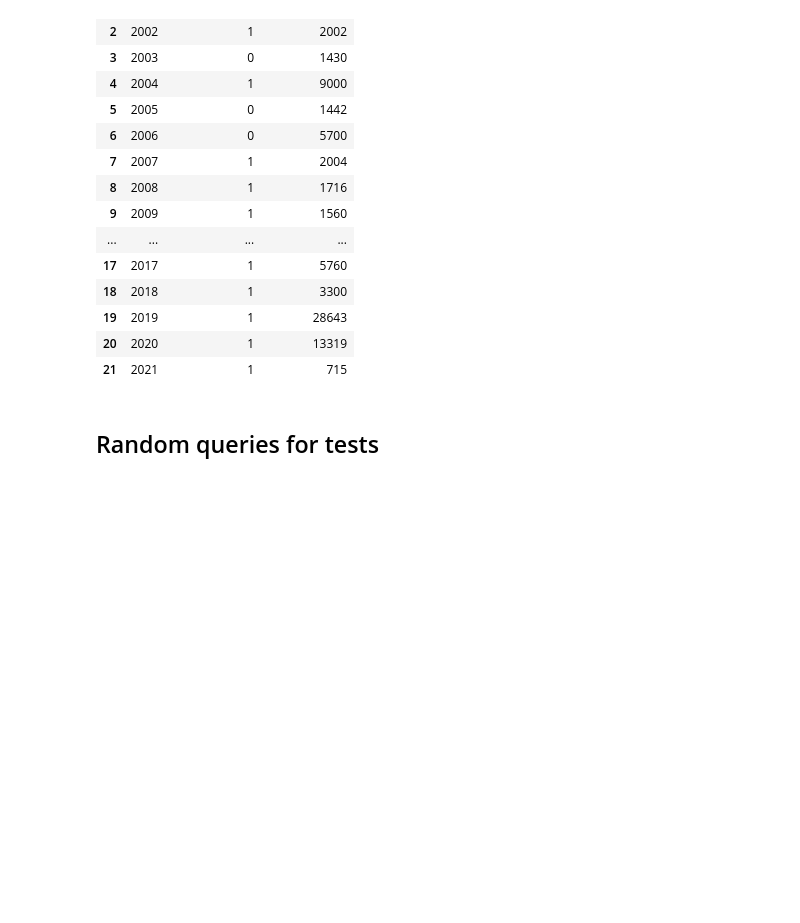
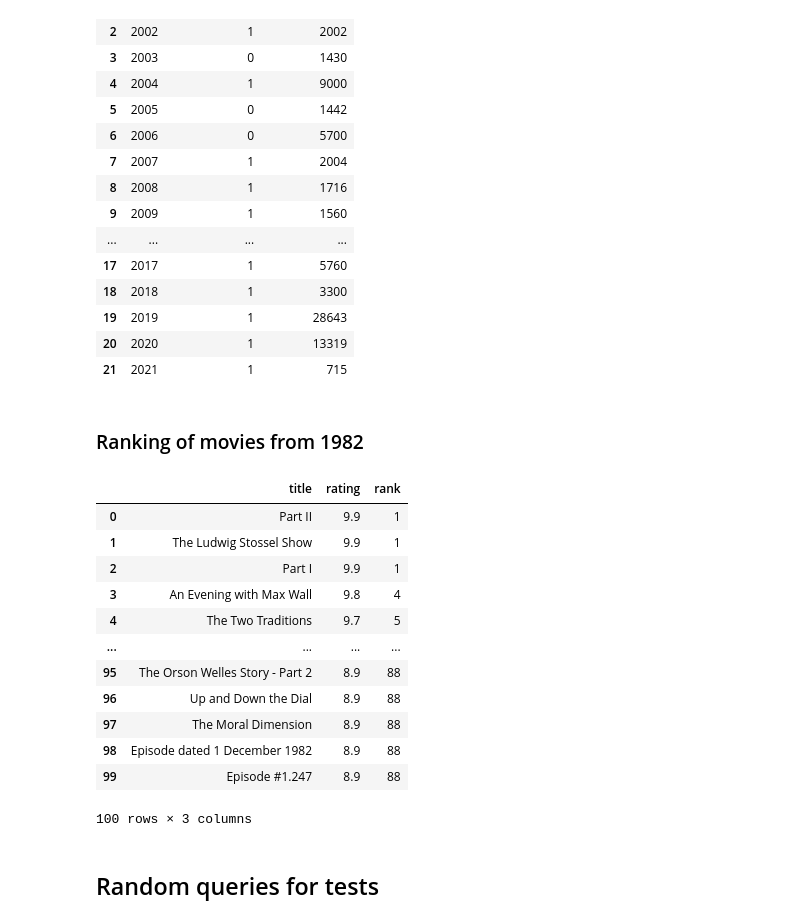
Before and after one commit to srasetti/imdb, a Jupyter notebook: imdb.ipynb, the cells around one changed output. Saved outputs shown, nothing was run; the diff lists cells and outputs as text; code cells hidden in the pictures; blank space fills up the shorter version.

Commit message:
rank query added

```diff
--- a/imdb.ipynb
+++ b/imdb.ipynb
@@ -417,6 +417,58 @@ with MyDB() as my_db:
 | 19 | 2019 | 1 | 28643 |
 | 20 | 2020 | 1 | 13319 |
 | 21 | 2021 | 1 | 715 |
+# %% [markdown]
+### Ranking of movies from 1982
+# %%
+#intermediate query used to test my window
+old = """SELECT
+    originalTitle Title, ROUND(AVG(averageRating),2) Rating
+FROM basics
+JOIN ratings ON basics.tconst = ratings.tconst
+WHERE startYear = 1982
+GROUP BY basics.tconst
+ORDER BY Rating desc
+LIMIT 30"""
+query = """
+WITH ratedeightytwomvies AS (
+SELECT
+    originalTitle Title, ROUND(AVG(averageRating),2) Rating
+FROM basics
+JOIN ratings ON basics.tconst = ratings.tconst
+WHERE startYear = 1982
+GROUP BY basics.tconst
+ORDER BY Rating desc
+)
+
+SELECT Title, Rating,
+RANK () OVER (
+ORDER BY Rating DESC
+) rank
+
+FROM ratedeightytwomvies
+LIMIT 100
+"""
+
+with MyDB() as my_db:
+    try:
+        df_1982_ratings = pd.read_sql_query(query, my_db._db_connection)
+        display(df_1982_ratings)
+    except Exception as err:
+        print(f"The following error was raised:\n{err}")
+# %% [output]
+|  | title | rating | rank |
+| 0 | Part II | 9.9 | 1 |
+| 1 | The Ludwig Stossel Show | 9.9 | 1 |
+| 2 | Part I | 9.9 | 1 |
+| 3 | An Evening with Max Wall | 9.8 | 4 |
+| 4 | The Two Traditions | 9.7 | 5 |
+| ... | ... | ... | ... |
+| 95 | The Orson Welles Story - Part 2 | 8.9 | 88 |
+| 96 | Up and Down the Dial | 8.9 | 88 |
+| 97 | The Moral Dimension | 8.9 | 88 |
+| 98 | Episode dated 1 December 1982 | 8.9 | 88 |
+| 99 | Episode #1.247 | 8.9 | 88 |
+100 rows × 3 columns
 # %% [markdown]
 ## Random queries for tests
 # %% [markdown]
```
Also changed, not shown: parts of 1 cell of this notebook.
